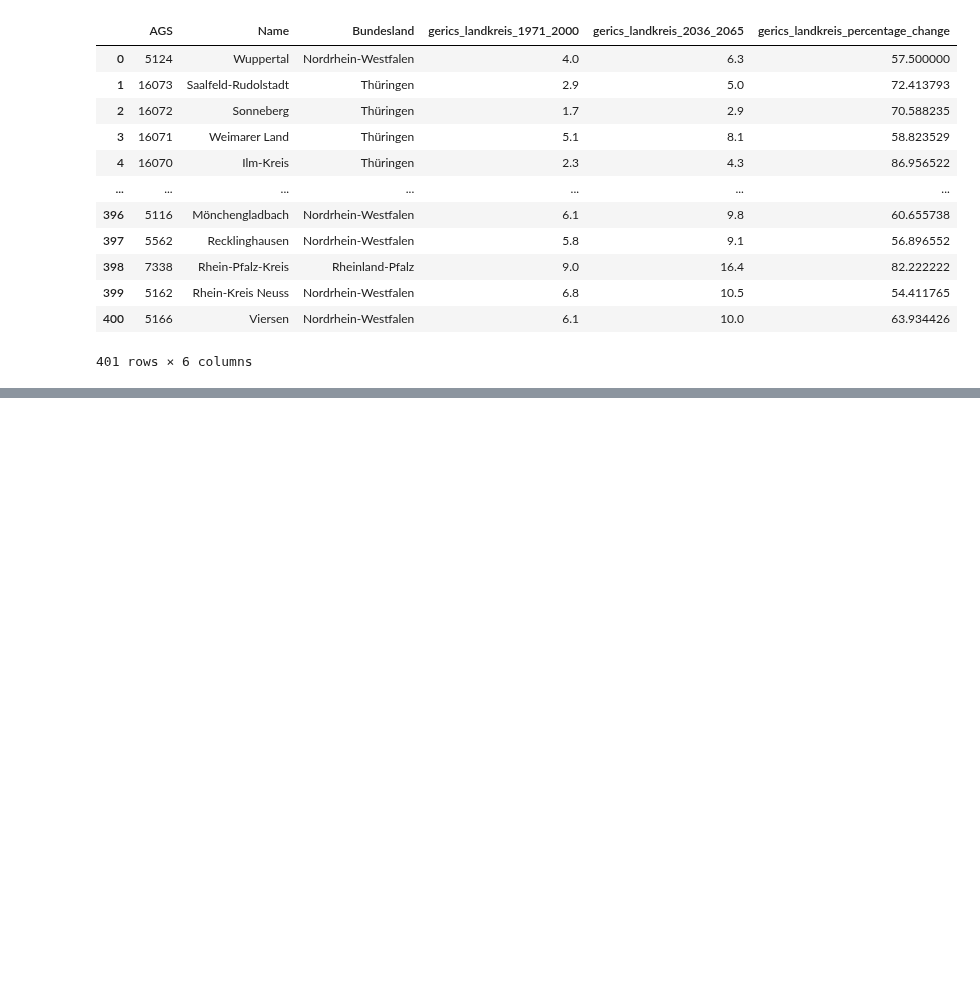
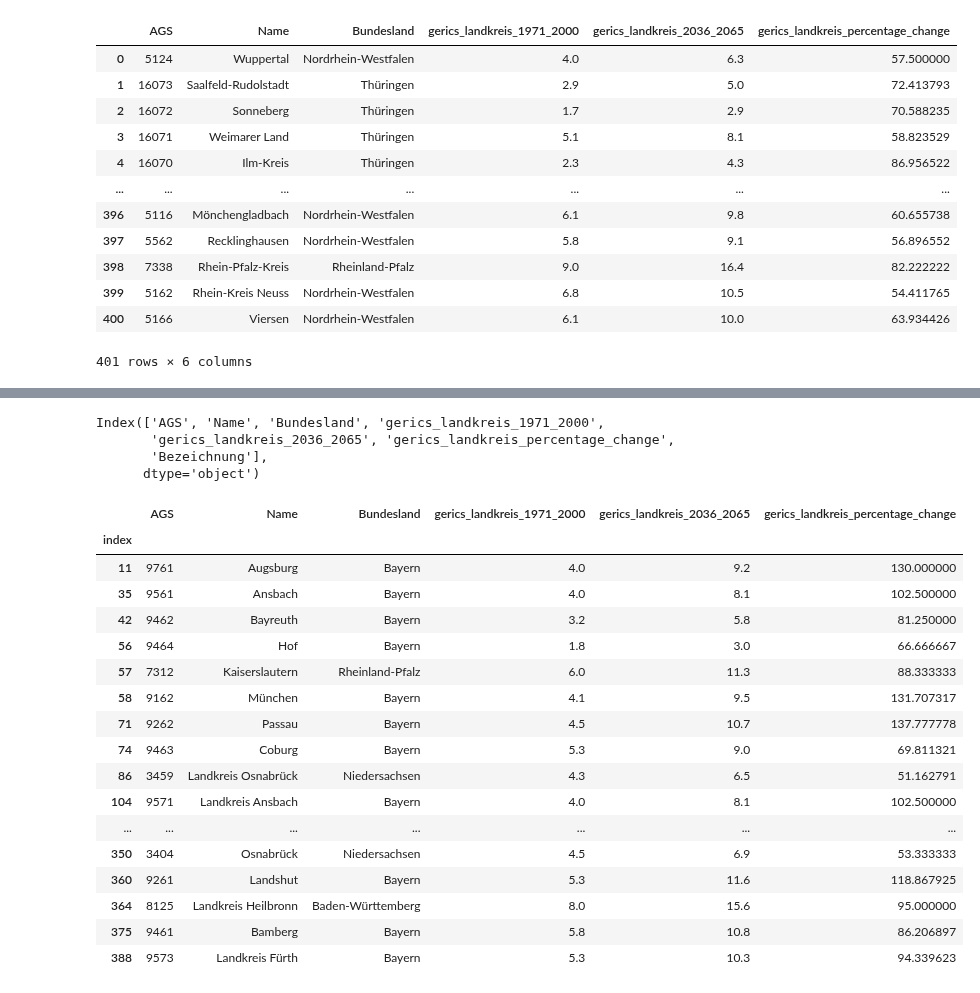
Before and after one commit to uclab-potsdam/klimataz, a Jupyter notebook: data/other/gerics/gerics_original_data/final_gerics_landkreise_rcp45_2036_2065_heisze_tage_median.ipynb, the cells around one changed output, grey strips where cells are left out. Cells and saved outputs as stored; diff of their text form; code cells hidden in the pictures; blank space fills up the shorter version.

Commit message:
remove double landkreis names

```diff
--- a/data/other/gerics/gerics_original_data/final_gerics_landkreise_rcp45_2036_2065_heisze_tage_median.ipynb
+++ b/data/other/gerics/gerics_original_data/final_gerics_landkreise_rcp45_2036_2065_heisze_tage_median.ipynb
@@ -233,2 +217,5 @@ final_df.to_csv('final_gerics_rcp45_2036_2065_heisze_tage_median.csv')
 # %%
 #gerics_names.to_csv('../../../general_data/gerics_landkreis_names_for_ranking.csv')
+# %%
+duplicateRows = final_df[final_df.duplicated('Name',keep=False)]
+duplicateRows
@@ -234,0 +240,5 @@ final_df.to_csv('final_gerics_rcp45_2036_2065_heisze_tage_median.csv')
+# %%
+general_names = pd.read_csv('../../../general_data/area.csv',delimiter=';')
+general_names = general_names[['Schlüssel-nummer', 'RegionaleBezeichnung']]
+general_names.columns = ['AGS','Bezeichnung']
+general_names
@@ -234,0 +259,31 @@ final_df.to_csv('final_gerics_rcp45_2036_2065_heisze_tage_median.csv')
+# %%
+duplicateRows=duplicateRows.reset_index().merge(general_names, on='AGS', how='left').set_index('index')
+duplicateRows.columns
+# %% [output]
+Index(['AGS', 'Name', 'Bundesland', 'gerics_landkreis_1971_2000',
+       'gerics_landkreis_2036_2065', 'gerics_landkreis_percentage_change',
+       'Bezeichnung'],
+      dtype='object')
+# %%
+duplicateRows['Name'] = duplicateRows.agg(lambda x: f"Landkreis {x['Name']}" if x['Bezeichnung'] == 'Landkreis' else f"{x['Name']}", axis = 1)
+duplicateRows.drop(columns='Bezeichnung', inplace=True)
+duplicateRows
+# %% [output]
+|  | AGS | Name | Bundesland | gerics_landkreis_1971_2000 | gerics_landkreis_2036_2065 | gerics_landkreis_percentage_change |
+| index |  |  |  |  |  |  |
+| 11 | 9761 | Augsburg | Bayern | 4.0 | 9.2 | 130.000000 |
+| 35 | 9561 | Ansbach | Bayern | 4.0 | 8.1 | 102.500000 |
+| 42 | 9462 | Bayreuth | Bayern | 3.2 | 5.8 | 81.250000 |
+| 56 | 9464 | Hof | Bayern | 1.8 | 3.0 | 66.666667 |
+| 57 | 7312 | Kaiserslautern | Rheinland-Pfalz | 6.0 | 11.3 | 88.333333 |
+| 58 | 9162 | München | Bayern | 4.1 | 9.5 | 131.707317 |
+| 71 | 9262 | Passau | Bayern | 4.5 | 10.7 | 137.777778 |
+| 74 | 9463 | Coburg | Bayern | 5.3 | 9.0 | 69.811321 |
+| 86 | 3459 | Landkreis Osnabrück | Niedersachsen | 4.3 | 6.5 | 51.162791 |
+| 104 | 9571 | Landkreis Ansbach | Bayern | 4.0 | 8.1 | 102.500000 |
+| ... | ... | ... | ... | ... | ... | ... |
+| 350 | 3404 | Osnabrück | Niedersachsen | 4.5 | 6.9 | 53.333333 |
+| 360 | 9261 | Landshut | Bayern | 5.3 | 11.6 | 118.867925 |
+| 364 | 8125 | Landkreis Heilbronn | Baden-Württemberg | 8.0 | 15.6 | 95.000000 |
+| 375 | 9461 | Bamberg | Bayern | 5.8 | 10.8 | 86.206897 |
+| 388 | 9573 | Landkreis Fürth | Bayern | 5.3 | 10.3 | 94.339623 |
```
Also changed, not shown: parts of 7 cells of this notebook, 5 other files.
